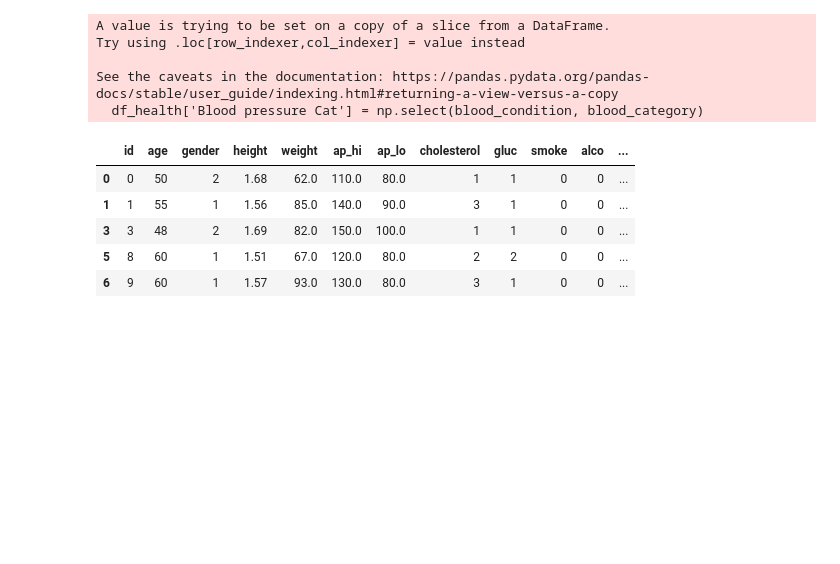
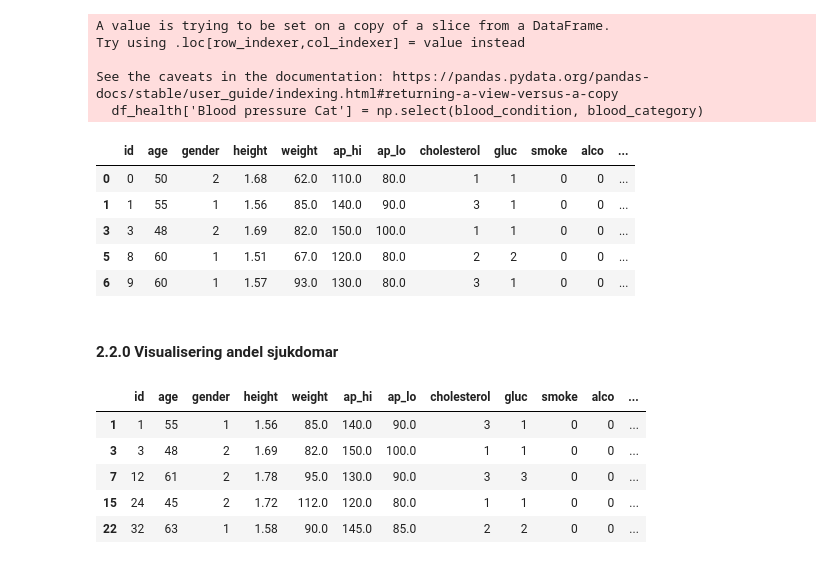
Before and after one commit to SauronGunnars/Machine-learning-Sara-Gunnars, a Jupyter notebook: Lab/disease_prediction.ipynb, the cells around one changed output. Saved outputs shown, nothing was run; the diff lists cells and outputs as text; code cells hidden in the pictures; blank space fills up the shorter version.

```diff
--- a/Lab/disease_prediction.ipynb
+++ b/Lab/disease_prediction.ipynb
@@ -392,3 +392,16 @@ df_health.head()
 | 3 | 3 | 48 | 2 | 1.69 | 82.0 | 150.0 | 100.0 | 1 | 1 | 0 | 0 | ... |
 | 5 | 8 | 60 | 1 | 1.51 | 67.0 | 120.0 | 80.0 | 2 | 2 | 0 | 0 | ... |
 | 6 | 9 | 60 | 1 | 1.57 | 93.0 | 130.0 | 80.0 | 3 | 1 | 0 | 0 | ... |
+# %% [markdown]
+#### 2.2.0 Visualisering andel sjukdomar
+# %%
+#df with only positive for cardio disease
+df_cardio_pos = df_health[df_health['cardio']==1]
+df_cardio_pos.head()
+# %% [output]
+|  | id | age | gender | height | weight | ap_hi | ap_lo | cholesterol | gluc | smoke | alco | ... |
+| 1 | 1 | 55 | 1 | 1.56 | 85.0 | 140.0 | 90.0 | 3 | 1 | 0 | 0 | ... |
+| 3 | 3 | 48 | 2 | 1.69 | 82.0 | 150.0 | 100.0 | 1 | 1 | 0 | 0 | ... |
+| 7 | 12 | 61 | 2 | 1.78 | 95.0 | 130.0 | 90.0 | 3 | 3 | 0 | 0 | ... |
+| 15 | 24 | 45 | 2 | 1.72 | 112.0 | 120.0 | 80.0 | 1 | 1 | 0 | 0 | ... |
+| 22 | 32 | 63 | 1 | 1.58 | 90.0 | 145.0 | 85.0 | 2 | 2 | 0 | 0 | ... |
```
Also changed, not shown: parts of 5 cells of this notebook.
